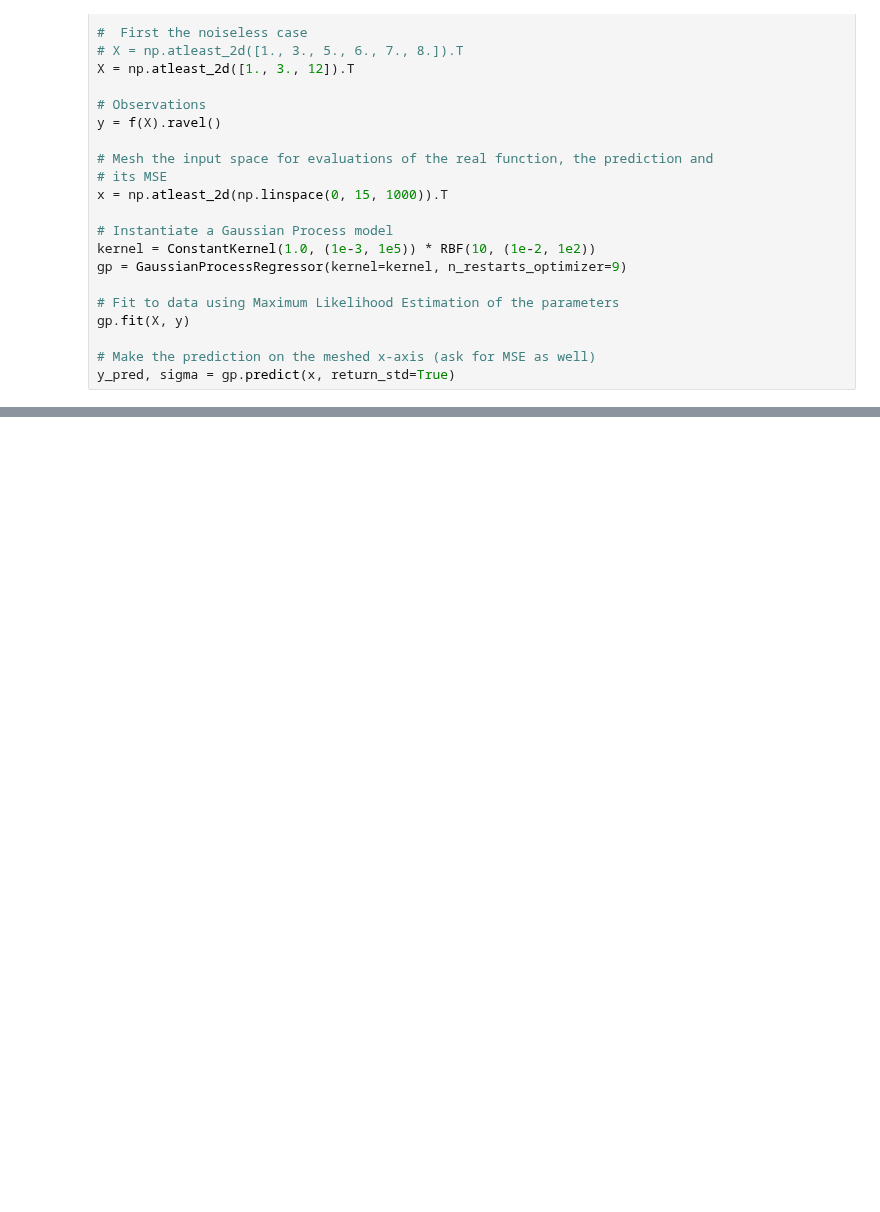
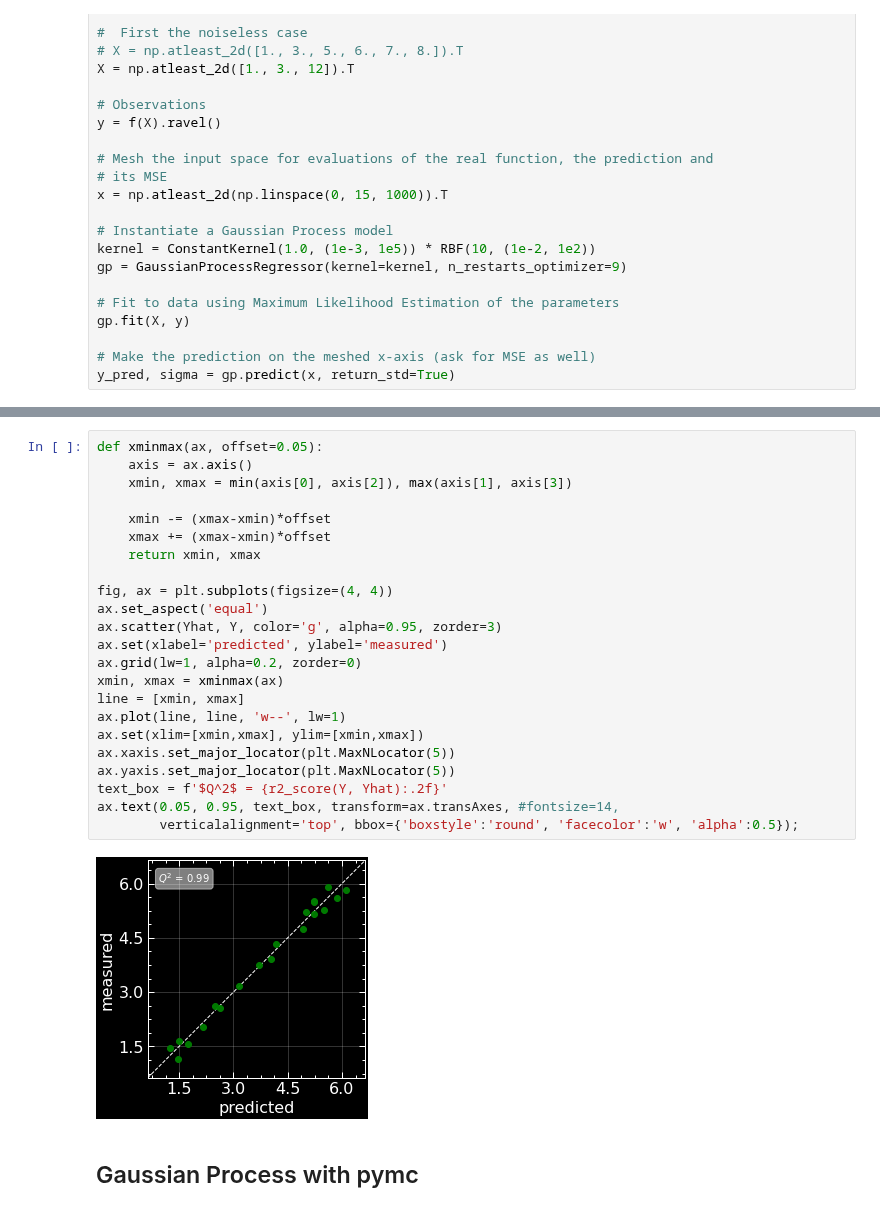
Before and after one commit to jsdiazpo/Bayesian-Digressions, a Jupyter notebook: notebooks/Gaussian-Processes.ipynb, the cells around one changed output, grey strips where cells are left out. Drawn from its saved outputs; the diff is of its cells as text; blank space fills up the shorter version.

```diff
--- a/notebooks/Gaussian-Processes.ipynb
+++ b/notebooks/Gaussian-Processes.ipynb
@@ -190,0 +214,27 @@ Got error No model on context stack. trying to find log_likelihood in translatio
+# %%
+def xminmax(ax, offset=0.05):
+    axis = ax.axis()
+    xmin, xmax = min(axis[0], axis[2]), max(axis[1], axis[3])
+
+    xmin -= (xmax-xmin)*offset
+    xmax += (xmax-xmin)*offset
+    return xmin, xmax
+
+fig, ax = plt.subplots(figsize=(4, 4))
+ax.set_aspect('equal')
+ax.scatter(Yhat, Y, color='g', alpha=0.95, zorder=3)
+ax.set(xlabel='predicted', ylabel='measured')
+ax.grid(lw=1, alpha=0.2, zorder=0)
+xmin, xmax = xminmax(ax)
+line = [xmin, xmax]
+ax.plot(line, line, 'w--', lw=1)
+ax.set(xlim=[xmin,xmax], ylim=[xmin,xmax])
+ax.xaxis.set_major_locator(plt.MaxNLocator(5))
+ax.yaxis.set_major_locator(plt.MaxNLocator(5))
+text_box = f'$Q^2$ = {r2_score(Y, Yhat):.2f}'
+ax.text(0.05, 0.95, text_box, transform=ax.transAxes, #fontsize=14,
+        verticalalignment='top', bbox={'boxstyle':'round', 'facecolor':'w', 'alpha':0.5});
+# %% [output]
+[figure, added]
+# %% [markdown]
+## Gaussian Process with pymc
```
Also changed, not shown: parts of 18 cells of this notebook.
